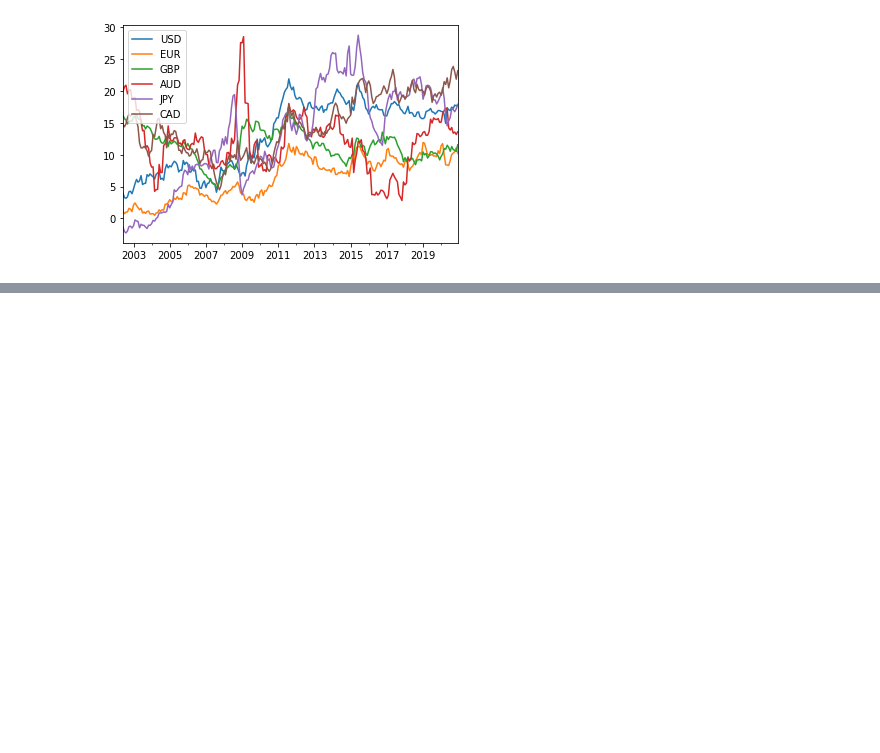
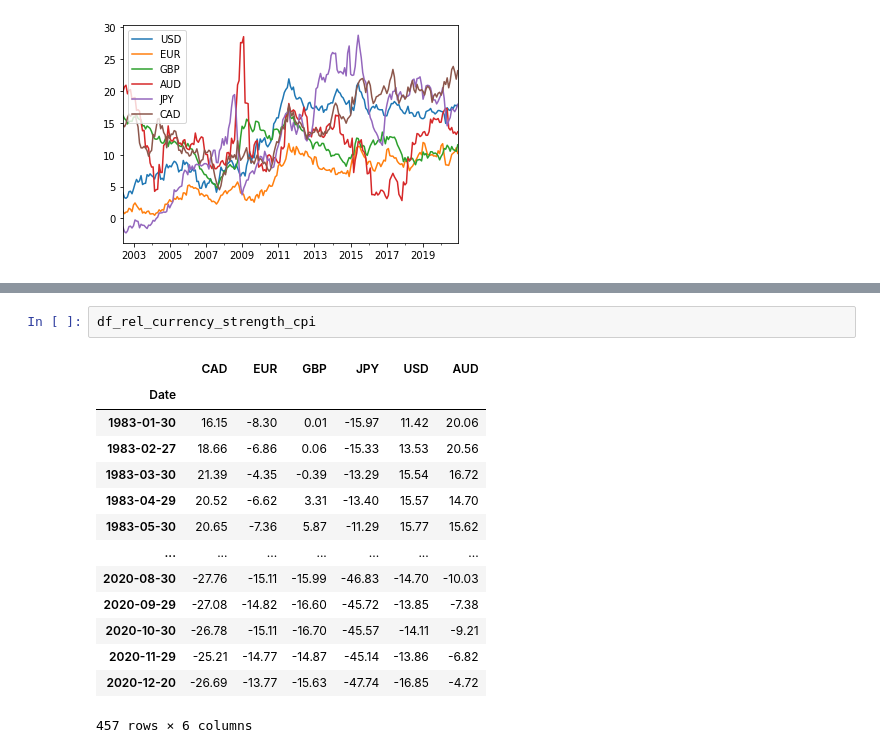
Before and after one commit to Tobias-Mann/Practicioners-Seminar-Notebook, a Jupyter notebook: Dynamic Currency Hedging.ipynb, the cells around one changed output, grey strips where cells are left out. Drawn from its saved outputs; the diff is of its cells as text; blank space fills up the shorter version.

```diff
--- a/Dynamic Currency Hedging.ipynb
+++ b/Dynamic Currency Hedging.ipynb
@@ -629,0 +793,17 @@ ppi_cpi_diff.plot()
+# %%
+df_rel_currency_strength_cpi
+# %% [output]
+|  | CAD | EUR | GBP | JPY | USD | AUD |
+| Date |  |  |  |  |  |  |
+| 1983-01-30 | 16.15 | -8.30 | 0.01 | -15.97 | 11.42 | 20.06 |
+| 1983-02-27 | 18.66 | -6.86 | 0.06 | -15.33 | 13.53 | 20.56 |
+| 1983-03-30 | 21.39 | -4.35 | -0.39 | -13.29 | 15.54 | 16.72 |
+| 1983-04-29 | 20.52 | -6.62 | 3.31 | -13.40 | 15.57 | 14.70 |
+| 1983-05-30 | 20.65 | -7.36 | 5.87 | -11.29 | 15.77 | 15.62 |
+| ... | ... | ... | ... | ... | ... | ... |
+| 2020-08-30 | -27.76 | -15.11 | -15.99 | -46.83 | -14.70 | -10.03 |
+| 2020-09-29 | -27.08 | -14.82 | -16.60 | -45.72 | -13.85 | -7.38 |
+| 2020-10-30 | -26.78 | -15.11 | -16.70 | -45.57 | -14.11 | -9.21 |
+| 2020-11-29 | -25.21 | -14.77 | -14.87 | -45.14 | -13.86 | -6.82 |
+| 2020-12-20 | -26.69 | -13.77 | -15.63 | -47.74 | -16.85 | -4.72 |
+457 rows × 6 columns
```
Also changed, not shown: parts of 12 cells of this notebook.
